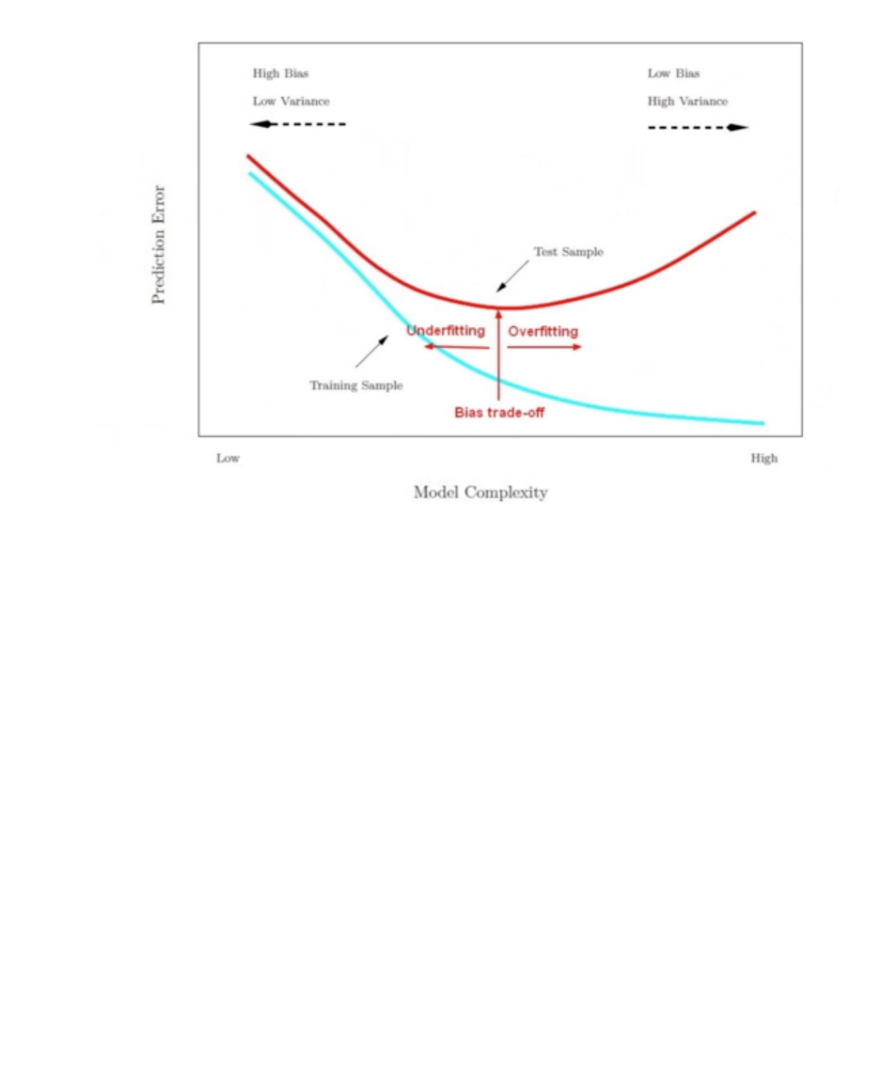
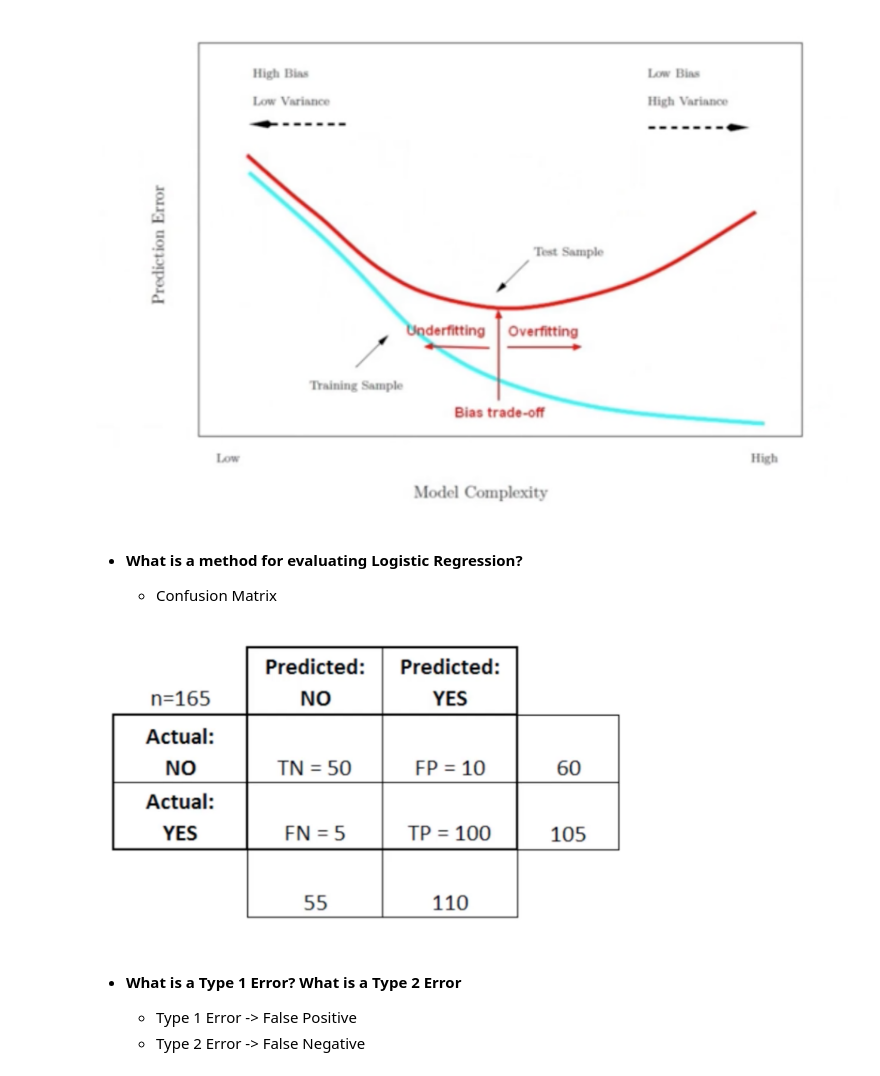
Before and after one commit to patrickboland4/data_science, a Jupyter notebook: machine_learning_overview.ipynb, the cells around one changed output. Drawn from its saved outputs; the diff is of its cells as text; code cells hidden in the pictures; blank space fills up the shorter version.

```diff
--- a/machine_learning_overview.ipynb
+++ b/machine_learning_overview.ipynb
@@ -78,3 +78,18 @@ In the above screenshot, the black curve represents the truth in the plot on the
 Image(filename = PATH + "bias_variance2.png")
 # %% [output]
 [figure]
+# %% [markdown]
+- **What is a method for evaluating Logistic Regression?**
+
+
+    - Confusion Matrix
+# %%
+Image(filename = PATH + "confusion_matrix.png", height=550, width=550)
+# %% [output]
+[figure, added]
+# %% [markdown]
+- **What is a Type 1 Error? What is a Type 2 Error**
+
+
+    - Type 1 Error -> False Positive
+    - Type 2 Error -> False Negative
```
Also changed, not shown: 7 other files.
